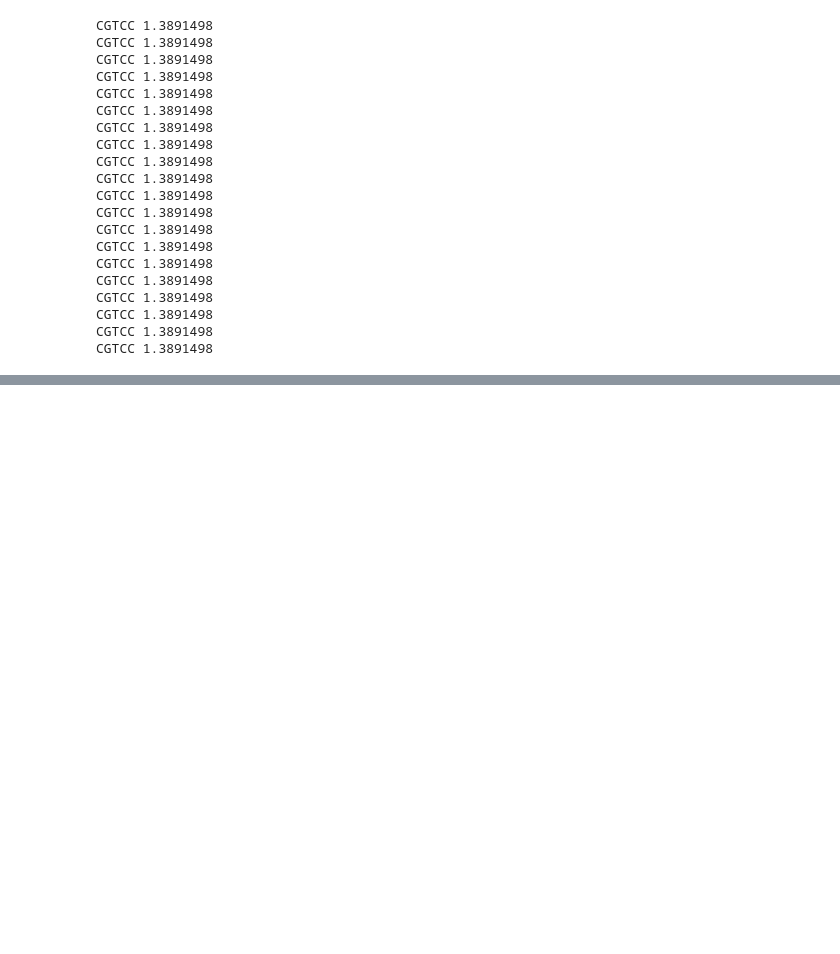
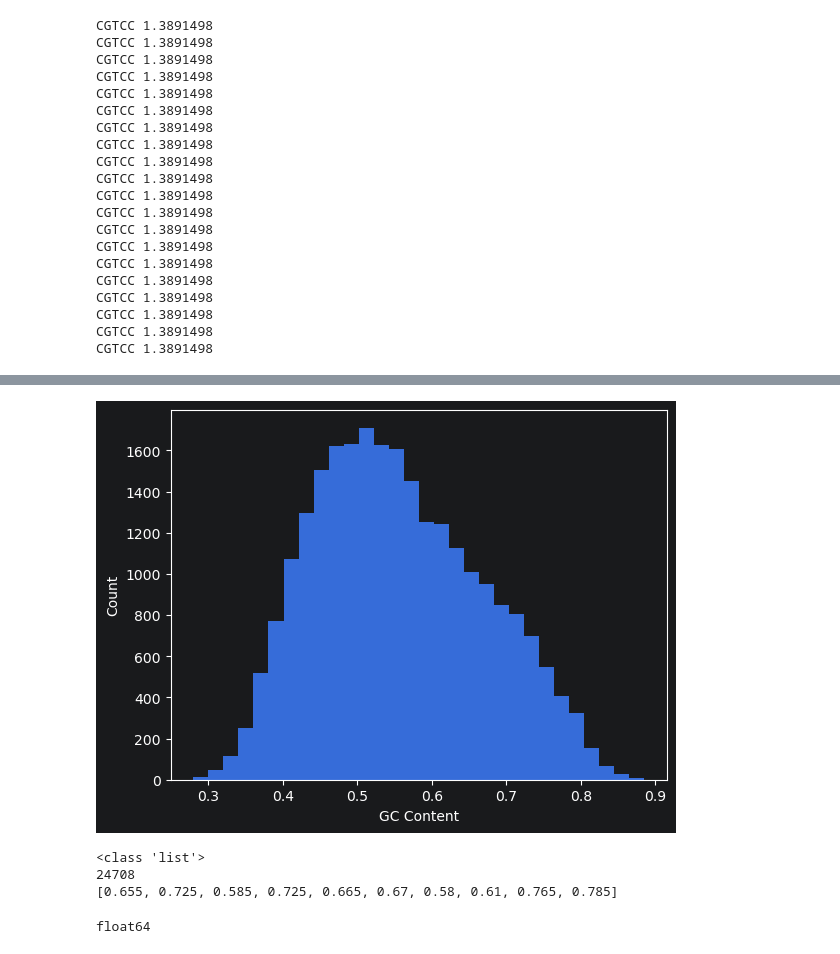
Before and after one commit to huntersair/chromatintune, a Jupyter notebook: notebooks/filter_activations.ipynb, the cells around one changed output, grey strips where cells are left out. Drawn from its saved outputs; the diff is of its cells as text; code cells hidden in the pictures; blank space fills up the shorter version.

```diff
--- a/notebooks/filter_activations.ipynb
+++ b/notebooks/filter_activations.ipynb
@@ -174,0 +299,25 @@ CGTCC 1.3891498
+# %%
+WINDOW_SIZE = 200
+
+def extract_fixed_window(
+    genome,
+    chrom,
+    start,
+    peak_offset,
+    window_size=WINDOW_SIZE
+):
+
+    summit = start + peak_offset
+
+    half_window = window_size // 2
+
+    window_start = summit - half_window
+    window_end = summit + half_window
+
+    sequence = genome[
+        chrom
+    ][
+        window_start:window_end
+    ].seq.upper()
+
+    return sequence
@@ -174,0 +380,27 @@ CGTCC 1.3891498
+# %%
+positive_gc = []
+
+for entry in positive_sequences:
+
+    gc = gc_content(
+        entry["sequence"]
+    )
+
+    positive_gc.append(gc)
+# %%
+plt.hist(positive_gc, bins=30)
+
+plt.xlabel("GC Content")
+plt.ylabel("Count")
+
+plt.show()
+# %% [output]
+[figure, added]
+# %%
+print(type(positive_gc))
+print(len(positive_gc))
+print(positive_gc[:10])
+# %% [output]
+<class 'list'>
+24708
+[0.655, 0.725, 0.585, 0.725, 0.665, 0.67, 0.58, 0.61, 0.765, 0.785]
@@ -174,0 +413,6 @@ CGTCC 1.3891498
+# %%
+positive_gc = np.array(positive_gc)
+
+print(positive_gc.dtype)
+# %% [output]
+float64
```
Also changed, not shown: parts of 13 cells of this notebook, 1 other file.
